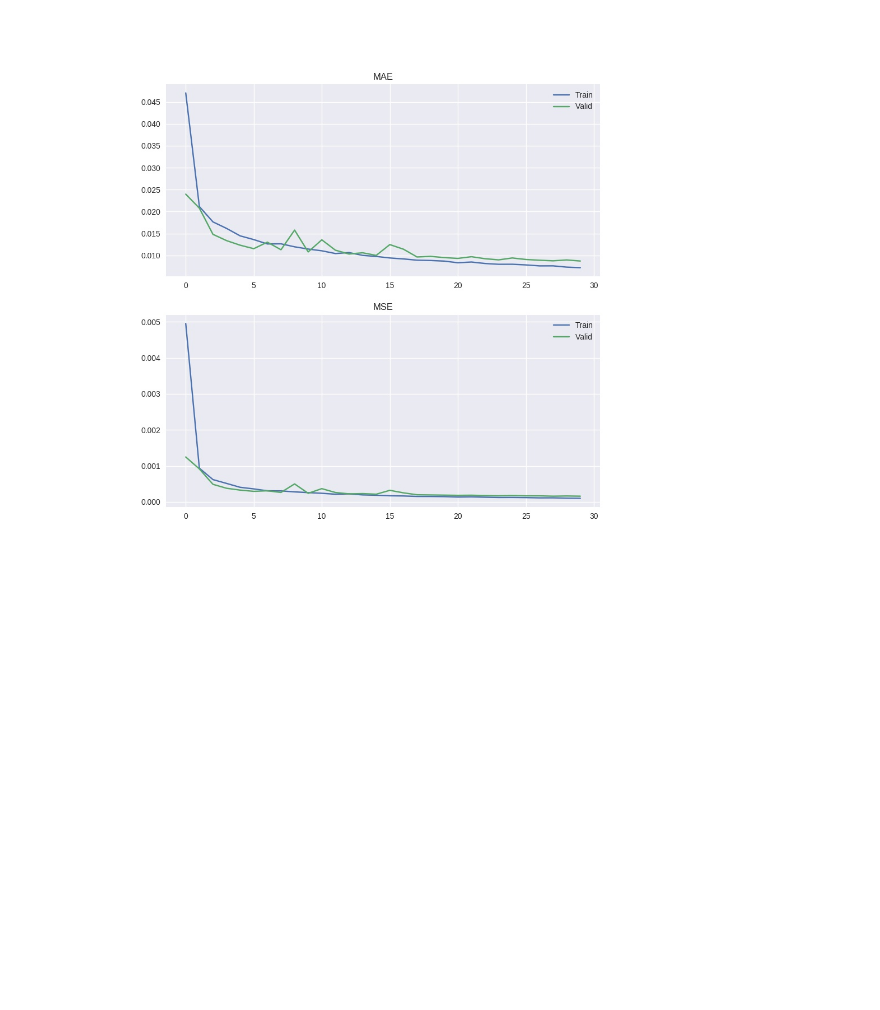
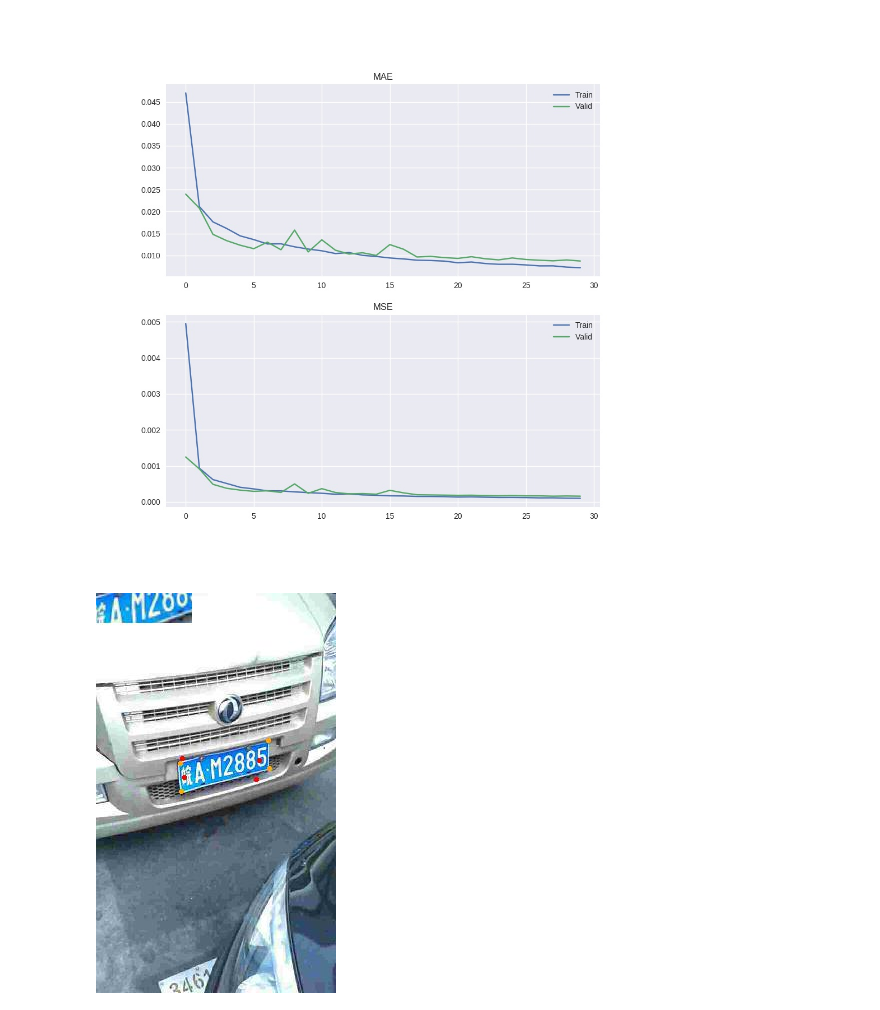
Before and after one commit to dannyyangya/cvlab-2019-wintervacation-project, a Jupyter notebook: cvlab_2019_project_ChunLungYang.ipynb, the cells around one changed output. Saved outputs shown, nothing was run; the diff lists cells and outputs as text; code cells hidden in the pictures; blank space fills up the shorter version.

```diff
--- a/cvlab_2019_project_ChunLungYang.ipynb
+++ b/cvlab_2019_project_ChunLungYang.ipynb
@@ -519,3 +519,7 @@ from IPython import display
 display.Image(str(log_dir_train / 'metrics.jpg'))
 # %% [output]
 [figure]
+# %%
+display.Image(str(log_dir_train / '000/000.jpg'))
+# %% [output]
+[figure, added]
```
Also changed, not shown: parts of 6 cells of this notebook.
